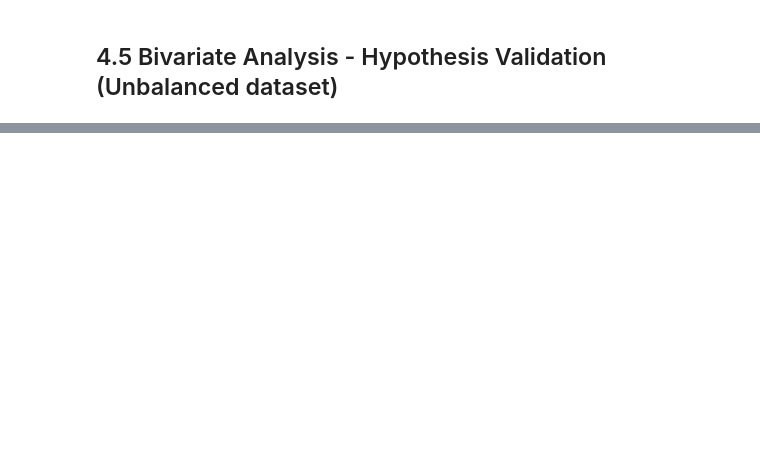
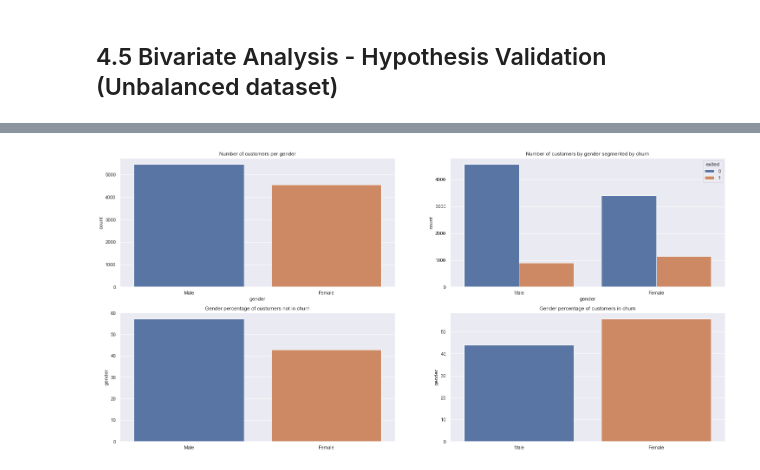
Before and after one commit to FabioCaffarello/Churn-Prediction-TopBank, a Jupyter notebook: 02-Notebooks/ent_to_end_churn_prediction.ipynb, the cells around one changed output, grey strips where cells are left out. Cells and saved outputs as stored; diff of their text form; code cells hidden in the pictures; blank space fills up the shorter version.

```diff
--- a/02-Notebooks/ent_to_end_churn_prediction.ipynb
+++ b/02-Notebooks/ent_to_end_churn_prediction.ipynb
@@ -614,0 +640,16 @@ plt.show()
+# %%
+plt.subplot(2,2,1)
+sns.countplot(x='gender', order=['Male', 'Female'], data=df04_u).set_title('Number of customers per gender');
+
+plt.subplot(2,2,2)
+sns.countplot(x='gender', hue='exited', order=['Male', 'Female'], data=df04_u).set_title('Number of customers by gender segmented by churn');
+
+plt.subplot(2,2,3)
+gender_percentage_not_churn = df04_u[df04_u['exited'] == 0]['gender'].value_counts(normalize=True)*100
+sns.barplot(x=gender_percentage_not_churn.index, y=gender_percentage_not_churn, order=['Male', 'Female']).set_title('Gender percentage of customers not in churn');
+
+plt.subplot(2,2,4)
+gender_percentage_churn = df04_u[df04_u['exited'] == 1]['gender'].value_counts(normalize=True)*100
+sns.barplot(x=gender_percentage_churn.index, y=gender_percentage_churn, order=['Male', 'Female']).set_title('Gender percentage of customers in churn');
+# %% [output]
+[figure, added]
```
Also changed, not shown: parts of 37 cells of this notebook.
